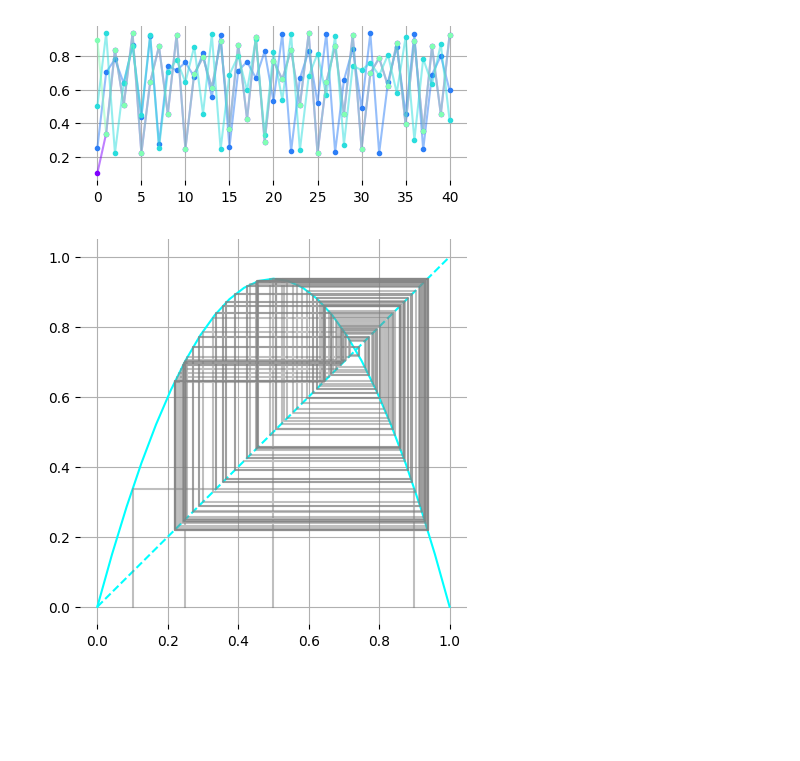
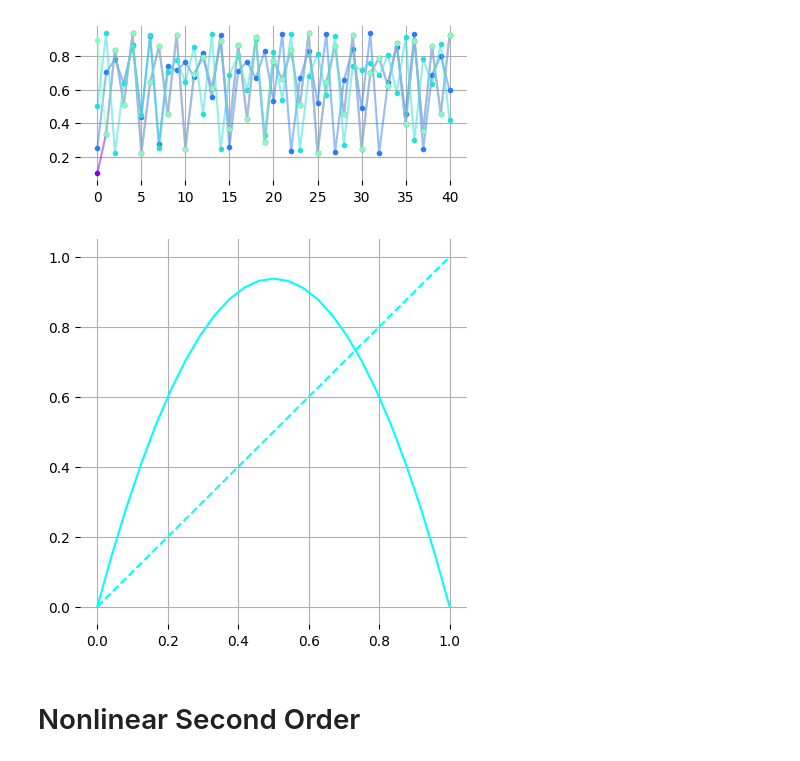
Before and after one commit to ml-feedback-sys/materials-f25, a Jupyter notebook: code/Nonlinear_Trajectories.ipynb, the cells around one changed output. Saved outputs shown, nothing was run; the diff lists cells and outputs as text; code cells hidden in the pictures; blank space fills up the shorter version.

```diff
--- a/code/Nonlinear_Trajectories.ipynb
+++ b/code/Nonlinear_Trajectories.ipynb
@@ -67,26 +67,29 @@ plt.savefig('logisticr={}.png'.format(r), transparent=True)
 # %%
 fig = plt.figure(figsize=(5,5))
 ax = fig.add_subplot(111)
 xs=np.linspace(0,1,25)
 ys=[F(x) for x in xs]
 ax.plot(xs,ys, color='cyan')
 ax.plot(xs,xs, '--', color='cyan')
 
+cobweb = False
 if cobweb:
-for xs in xs_list:
-    pts_x=[]
-    pts_y=[]
-    pts_x.append(xs[0])
-    pts_y.append(0)
-    for i in range(len(xs)-1):
-        pts_x.append(xs[i])
-        pts_y.append(xs[i+1])
-        pts_x.append(xs[i+1])
-        pts_y.append(xs[i+1])
-    plt.plot(pts_x, pts_y, '-', color='grey', alpha=0.5)
+    for xs in xs_list:
+        pts_x=[]
+        pts_y=[]
+        pts_x.append(xs[0])
+        pts_y.append(0)
+        for i in range(len(xs)-1):
+            pts_x.append(xs[i])
+            pts_y.append(xs[i+1])
+            pts_x.append(xs[i+1])
+            pts_y.append(xs[i+1])
+        plt.plot(pts_x, pts_y, '-', color='grey', alpha=0.5)
 
 ax.grid()
 ax.set(frame_on=False)  # New
 plt.savefig('logistic-liner={}.png'.format(r), transparent=True)
 # %% [output]
-[figure, old version]
+[figure, new version]
+# %% [markdown]
+# Nonlinear Second Order
```
Also changed, not shown: parts of 4 cells of this notebook.
